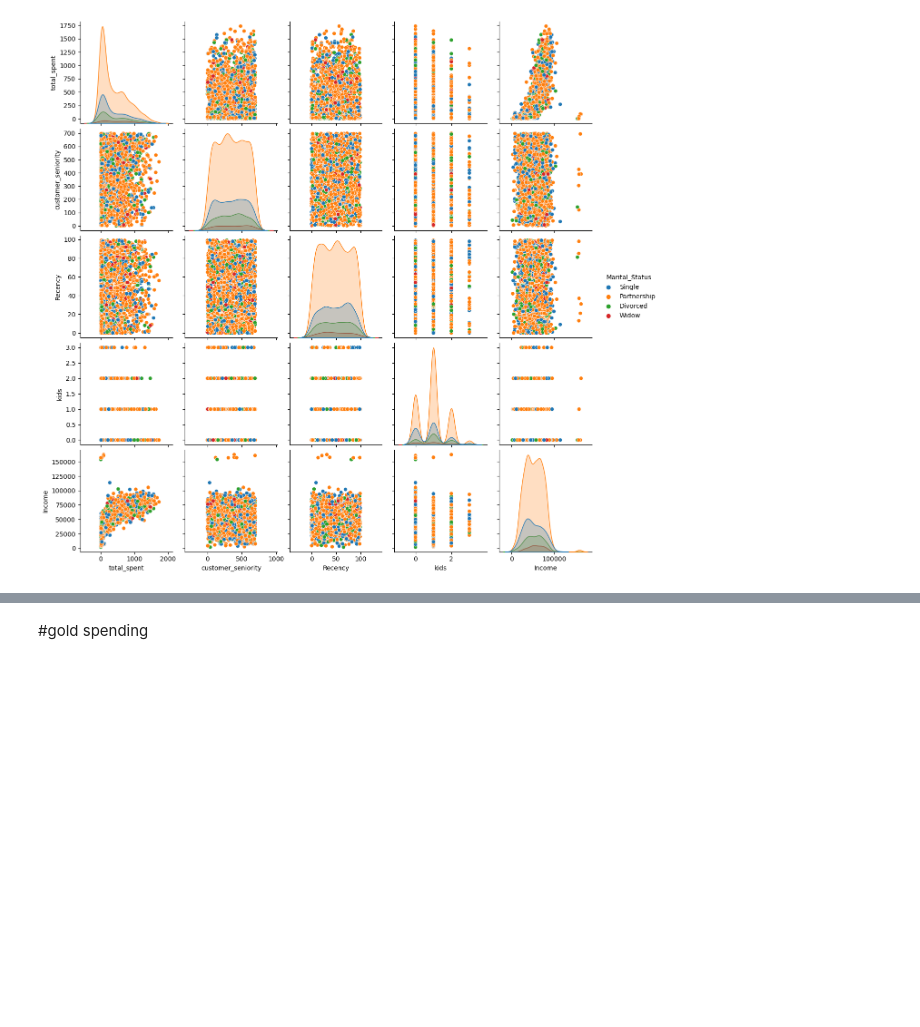
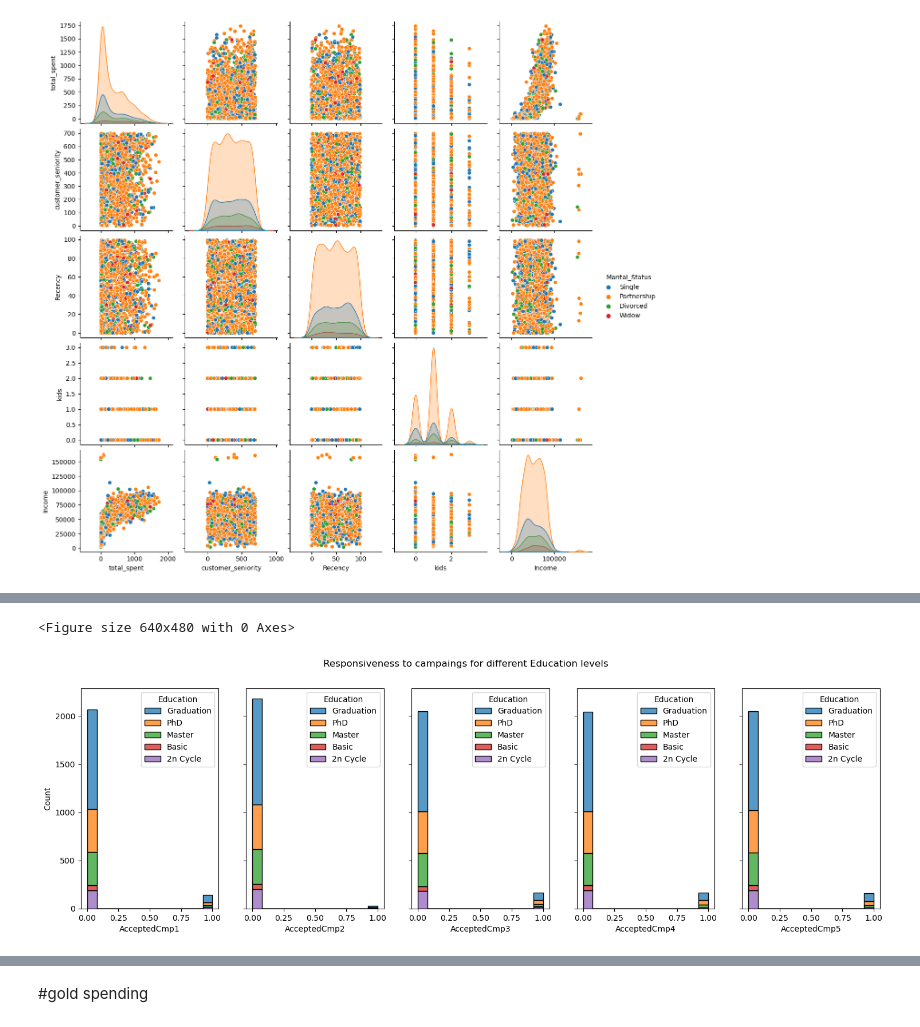
Before and after one commit to tamaricki/Projects, a Jupyter notebook: Customer_analysis_clustering.ipynb, the cells around one changed output, grey strips where cells are left out. Saved outputs shown, nothing was run; the diff lists cells and outputs as text; code cells hidden in the pictures; blank space fills up the shorter version.

```diff
--- a/Customer_analysis_clustering.ipynb
+++ b/Customer_analysis_clustering.ipynb
@@ -195,0 +199,16 @@ plt.show()
+# %%
+#responsiveness to campaigns, these are boolean values ,therefore bettter to use countbar
+plt.clf()
+campaigns = df[['AcceptedCmp1', 'AcceptedCmp2', 'AcceptedCmp3', 'AcceptedCmp4', 'AcceptedCmp5', 'Education']]
+def qualit_quant_bar_chart(df, title='Distribution of features for different education levels'):
+    f, ax = plt.subplots(1, 5, figsize=(18,5), sharey=True)
+    f.suptitle('Responsiveness to campaings for different Education levels ')
+    for c in range(len(df.columns[:-1])):
+        sns.histplot(data = df, x= df.columns[c], hue='Education', ax=ax[c], multiple='stack')
+    plt.show()
+    plt.clf()
+
+qualit_quant_bar_chart(campaigns, title='Responsiveness to campaigns for different eduation levels')
+# %% [output]
+<Figure size 640x480 with 0 Axes>
+[figure, added]
```
Also changed, not shown: parts of 12 cells of this notebook.
